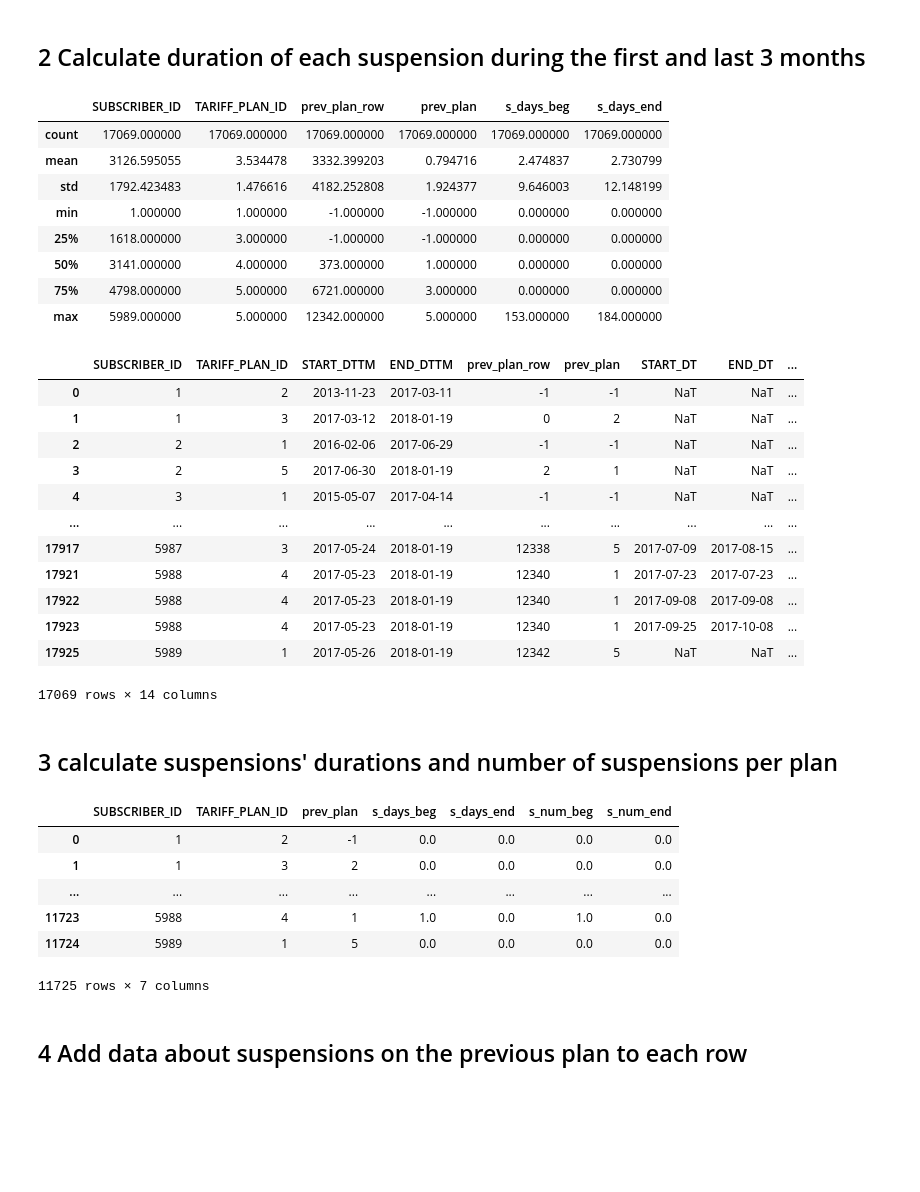
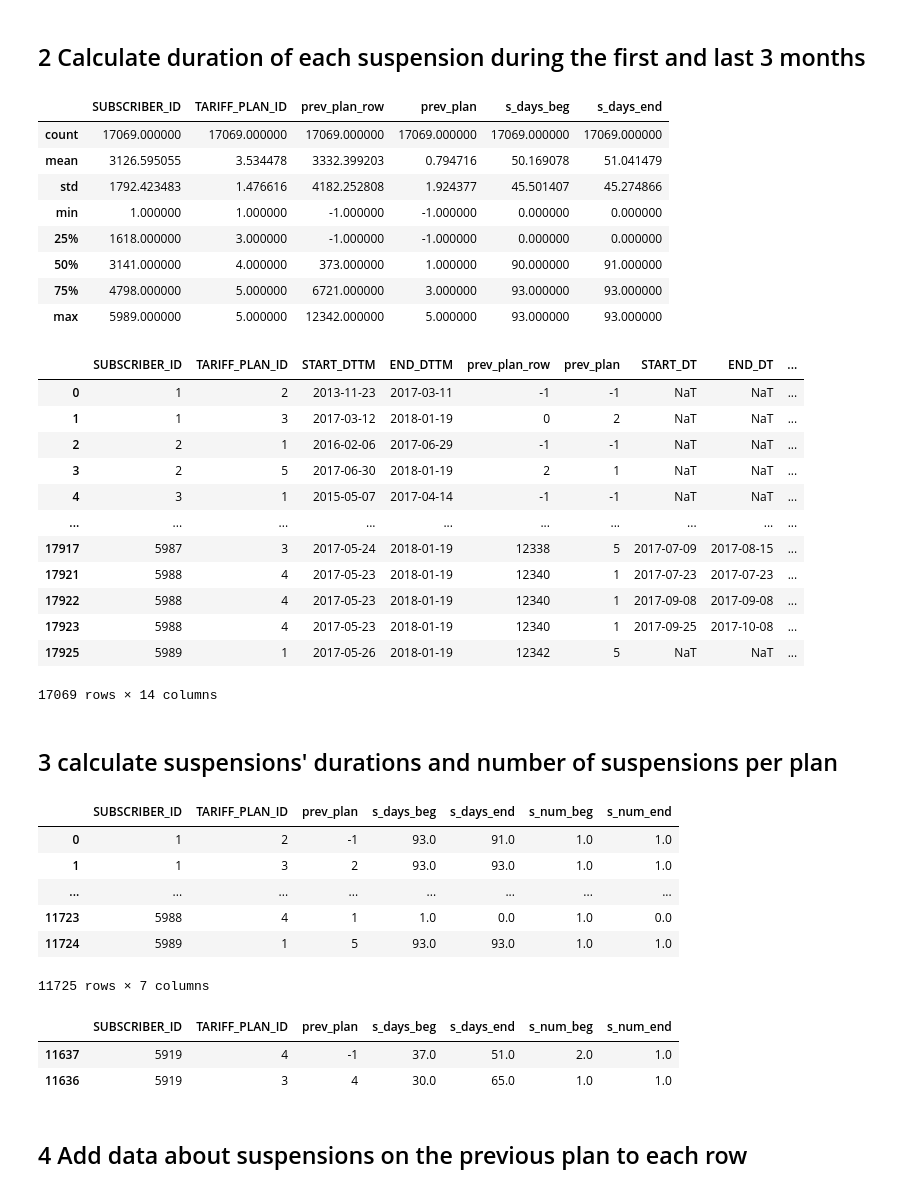
Before and after one commit to anatol-grabowski/test_task_plans_data, a Jupyter notebook: task3.ipynb, the cells around one changed output. Saved outputs shown, nothing was run; the diff lists cells and outputs as text; code cells hidden in the pictures; blank space fills up the shorter version.

```diff
--- a/task3.ipynb
+++ b/task3.ipynb
@@ -534,35 +534,39 @@ period: 2016-06-01 00:00:00 .. 2018-01-17 00:00:00
 # %%
 def calc_durs(plans_with_suspensions):
     invalid_plans_with_susps = plans_with_suspensions[(plans_with_suspensions['START_DTTM'] > plans_with_suspensions['END_DT']) | (plans_with_suspensions['END_DTTM'] < plans_with_suspensions['START_DT'])]
-    p = plans_with_suspensions.copy()
+    p = plans_with_suspensions.iloc[:].copy()
 #     p = p.drop(index=invalid_plans_with_susps.index)
     p = p[(p['START_DTTM'] + pd.DateOffset(months=period_months)) < p['END_DTTM']]
 #     cross_plan_suspensions = p[(p['START_DTTM'] > p['START_DT']) | (p['END_DTTM'] < p['END_DT'])]
 #     print('cross plan suspensions #:', len(cross_plan_suspensions))
     p['beg_end'] = p['START_DTTM'] + pd.DateOffset(months=period_months)
     p['end_start'] = p['END_DTTM'] - pd.DateOffset(months=period_months)
-    p['s_days_beg'] = (p[['END_DT', 'beg_end']].min(axis=1) - p['START_DT'] + pd.Timedelta(1, 'D')).dt.days.clip(0, np.inf)
-    p['s_days_end'] = (p['END_DT'] - p[['START_DT', 'end_start']].max(axis=1) + pd.Timedelta(1, 'D')).dt.days.clip(0, np.inf)
+    p['s_days_beg'] = (p[['END_DT', 'beg_end']].min(axis=1) - p[['START_DT', 'START_DTTM']].max(axis=1) + pd.Timedelta(1, 'D')).dt.days.clip(0, np.inf)
+    p['s_days_end'] = (p[['END_DT', 'END_DTTM']].min(axis=1) - p[['START_DT', 'end_start']].max(axis=1) + pd.Timedelta(1, 'D')).dt.days.clip(0, np.inf)
     p.loc[np.isnan(p['s_days_beg']), 's_days_beg'] = 0
     p.loc[np.isnan(p['s_days_end']), 's_days_end'] = 0
     p['s_num_beg'] = p['s_days_beg'] > 0
     p['s_num_end'] = p['s_days_end'] > 0
+#     print(p[['END_DT', 'beg_end']].min(axis=1).iloc[4:7])
+#     print(p['START_DT'].iloc[4:7])
+#     print((p[['END_DT', 'beg_end']].min(axis=1) - p['START_DT']).iloc[4:7])
     return p
 
 plans_with_susps = calc_durs(plans_with_suspensions)
 with pd.option_context('display.max_rows', 10):
     display(plans_with_susps.describe())
     display(plans_with_susps)
+#     print((plans_with_susps['END_DT'] - plans_with_susps['START_DT']).iloc[4:7])
 # %% [output]
 |  | SUBSCRIBER_ID | TARIFF_PLAN_ID | prev_plan_row | prev_plan | s_days_beg | s_days_end |
 | count | 17069.000000 | 17069.000000 | 17069.000000 | 17069.000000 | 17069.000000 | 17069.000000 |
-| mean | 3126.595055 | 3.534478 | 3332.399203 | 0.794716 | 2.474837 | 2.730799 |
-| std | 1792.423483 | 1.476616 | 4182.252808 | 1.924377 | 9.646003 | 12.148199 |
+| mean | 3126.595055 | 3.534478 | 3332.399203 | 0.794716 | 50.169078 | 51.041479 |
+| std | 1792.423483 | 1.476616 | 4182.252808 | 1.924377 | 45.501407 | 45.274866 |
 | min | 1.000000 | 1.000000 | -1.000000 | -1.000000 | 0.000000 | 0.000000 |
 | 25% | 1618.000000 | 3.000000 | -1.000000 | -1.000000 | 0.000000 | 0.000000 |
-| 50% | 3141.000000 | 4.000000 | 373.000000 | 1.000000 | 0.000000 | 0.000000 |
-| 75% | 4798.000000 | 5.000000 | 6721.000000 | 3.000000 | 0.000000 | 0.000000 |
-| max | 5989.000000 | 5.000000 | 12342.000000 | 5.000000 | 153.000000 | 184.000000 |
+| 50% | 3141.000000 | 4.000000 | 373.000000 | 1.000000 | 90.000000 | 91.000000 |
+| 75% | 4798.000000 | 5.000000 | 6721.000000 | 3.000000 | 93.000000 | 93.000000 |
+| max | 5989.000000 | 5.000000 | 12342.000000 | 5.000000 | 93.000000 | 93.000000 |
 |  | SUBSCRIBER_ID | TARIFF_PLAN_ID | START_DTTM | END_DTTM | prev_plan_row | prev_plan | START_DT | END_DT | ... |
 | 0 | 1 | 2 | 2013-11-23 | 2017-03-11 | -1 | -1 | NaT | NaT | ... |
 | 1 | 1 | 3 | 2017-03-12 | 2018-01-19 | 0 | 2 | NaT | NaT | ... |
@@ -581,27 +585,31 @@ with pd.option_context('display.max_rows', 10):
 # %%
 ps_with_susps = plans_with_susps.sort_values(by=['SUBSCRIBER_ID', 'TARIFF_PLAN_ID', 'START_DTTM'])
 ps_with_susps = ps_with_susps.drop(columns=['START_DTTM', 'END_DTTM'])
 
 ps_with_susps = ps_with_susps.groupby(by=['SUBSCRIBER_ID', 'TARIFF_PLAN_ID', 'prev_plan_row', 'prev_plan']).agg({
     's_days_beg': np.sum,
     's_days_end': np.sum,
     's_num_beg': np.sum,
     's_num_end': np.sum
 })
 ps_with_susps = ps_with_susps.reset_index(level=['SUBSCRIBER_ID', 'TARIFF_PLAN_ID', 'prev_plan_row', 'prev_plan'])
 ps_with_susps = ps_with_susps.sort_values(by=['SUBSCRIBER_ID', 'prev_plan_row'])
 ps_with_susps = ps_with_susps.drop(columns='prev_plan_row')
 
 with pd.option_context('display.max_rows', 5):
     display(ps_with_susps)
+    display(ps_with_susps[ps_with_susps['SUBSCRIBER_ID'] == 5919])
 # %% [output]
 |  | SUBSCRIBER_ID | TARIFF_PLAN_ID | prev_plan | s_days_beg | s_days_end | s_num_beg | s_num_end |
-| 0 | 1 | 2 | -1 | 0.0 | 0.0 | 0.0 | 0.0 |
-| 1 | 1 | 3 | 2 | 0.0 | 0.0 | 0.0 | 0.0 |
+| 0 | 1 | 2 | -1 | 93.0 | 91.0 | 1.0 | 1.0 |
+| 1 | 1 | 3 | 2 | 93.0 | 93.0 | 1.0 | 1.0 |
 | ... | ... | ... | ... | ... | ... | ... | ... |
 | 11723 | 5988 | 4 | 1 | 1.0 | 0.0 | 1.0 | 0.0 |
-| 11724 | 5989 | 1 | 5 | 0.0 | 0.0 | 0.0 | 0.0 |
+| 11724 | 5989 | 1 | 5 | 93.0 | 93.0 | 1.0 | 1.0 |
 11725 rows × 7 columns
+|  | SUBSCRIBER_ID | TARIFF_PLAN_ID | prev_plan | s_days_beg | s_days_end | s_num_beg | s_num_end |
+| 11637 | 5919 | 4 | -1 | 37.0 | 51.0 | 2.0 | 1.0 |
+| 11636 | 5919 | 3 | 4 | 30.0 | 65.0 | 1.0 | 1.0 |
 # %% [markdown]
 ## 4 Add data about suspensions on the previous plan to each row
 # %%
```
Also changed, not shown: parts of 3 cells of this notebook, 1 other file.
